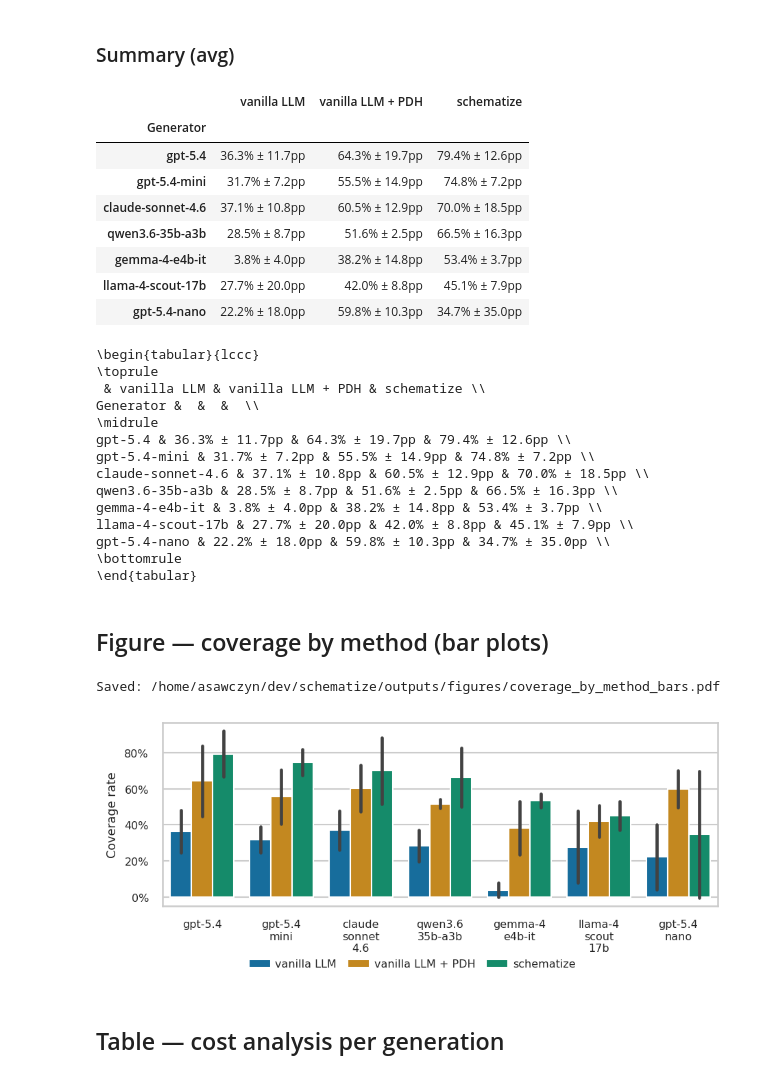
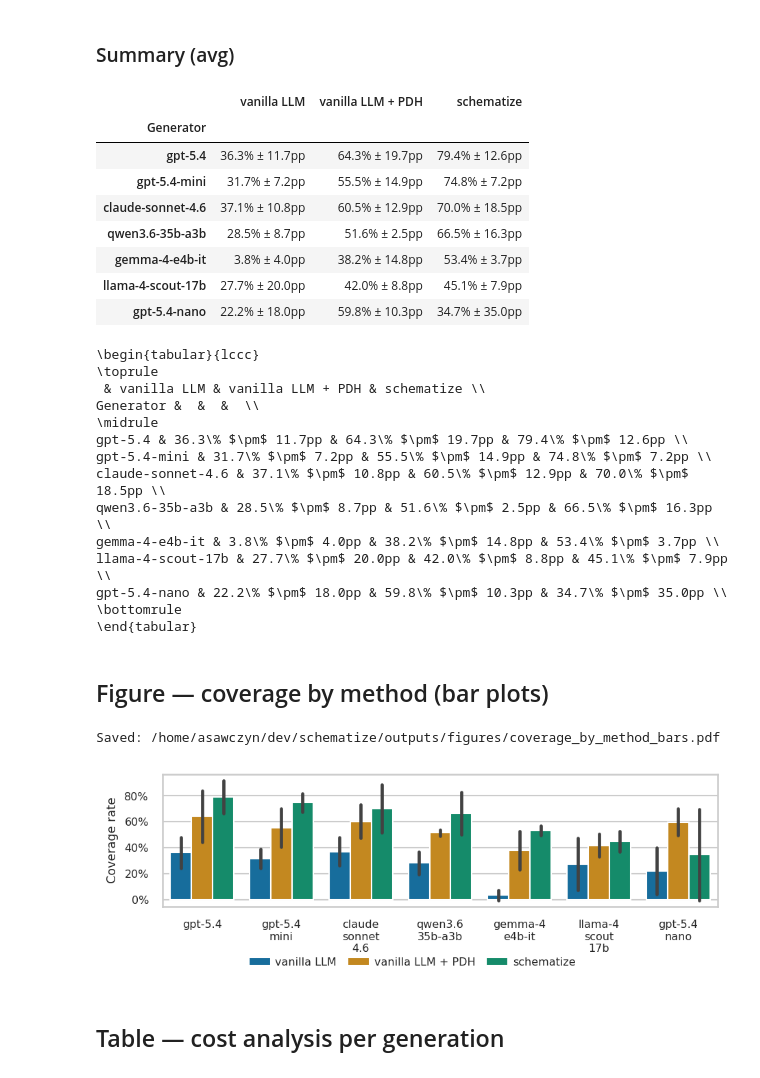
Before and after one commit to pwr-ai/schematize, a Jupyter notebook: notebooks/single_run_analysis.ipynb, the cells around one changed output. Drawn from its saved outputs; the diff is of its cells as text; code cells hidden in the pictures.

```diff
--- a/notebooks/single_run_analysis.ipynb
+++ b/notebooks/single_run_analysis.ipynb
@@ -309,7 +300,6 @@ gpt-5.4-nano & 41.2% & 71.5% & 1.9% & 20.0% & 52.3% & 30.7% & 5.5% & 55.6% & 71.
 # %% [markdown]
 ### Summary (avg)
 # %%
-# Avg / std computed across the 3 cases (each case contributes one coverage value per generator/method).
 per_case = combined_df.pivot_table(index=["generator", "method"], columns="dataset", values="coverage")
 summary_mean = per_case.mean(axis=1).unstack("method")
 summary_std = per_case.std(axis=1).unstack("method")
@@ -324,7 +314,7 @@ summary_table = summary_table.rename_axis("Generator")
 
 display(summary_table)
 
-print(summary_table.to_latex(column_format="l" + "c" * len(summary_table.columns)))
+print(summary_table.map(latex_escape).to_latex(column_format="l" + "c" * len(summary_table.columns)))
 # %% [output]
 |  | vanilla LLM | vanilla LLM + PDH | schematize |
 | Generator |  |  |  |
@@ -340,13 +330,13 @@ print(summary_table.to_latex(column_format="l" + "c" * len(summary_table.columns
  & vanilla LLM & vanilla LLM + PDH & schematize \\
 Generator &  &  &  \\
 \midrule
-gpt-5.4 & 36.3% ± 11.7pp & 64.3% ± 19.7pp & 79.4% ± 12.6pp \\
-gpt-5.4-mini & 31.7% ± 7.2pp & 55.5% ± 14.9pp & 74.8% ± 7.2pp \\
-claude-sonnet-4.6 & 37.1% ± 10.8pp & 60.5% ± 12.9pp & 70.0% ± 18.5pp \\
-qwen3.6-35b-a3b & 28.5% ± 8.7pp & 51.6% ± 2.5pp & 66.5% ± 16.3pp \\
-gemma-4-e4b-it & 3.8% ± 4.0pp & 38.2% ± 14.8pp & 53.4% ± 3.7pp \\
-llama-4-scout-17b & 27.7% ± 20.0pp & 42.0% ± 8.8pp & 45.1% ± 7.9pp \\
-gpt-5.4-nano & 22.2% ± 18.0pp & 59.8% ± 10.3pp & 34.7% ± 35.0pp \\
+gpt-5.4 & 36.3\% $\pm$ 11.7pp & 64.3\% $\pm$ 19.7pp & 79.4\% $\pm$ 12.6pp \\
+gpt-5.4-mini & 31.7\% $\pm$ 7.2pp & 55.5\% $\pm$ 14.9pp & 74.8\% $\pm$ 7.2pp \\
+claude-sonnet-4.6 & 37.1\% $\pm$ 10.8pp & 60.5\% $\pm$ 12.9pp & 70.0\% $\pm$ 18.5pp \\
+qwen3.6-35b-a3b & 28.5\% $\pm$ 8.7pp & 51.6\% $\pm$ 2.5pp & 66.5\% $\pm$ 16.3pp \\
+gemma-4-e4b-it & 3.8\% $\pm$ 4.0pp & 38.2\% $\pm$ 14.8pp & 53.4\% $\pm$ 3.7pp \\
+llama-4-scout-17b & 27.7\% $\pm$ 20.0pp & 42.0\% $\pm$ 8.8pp & 45.1\% $\pm$ 7.9pp \\
+gpt-5.4-nano & 22.2\% $\pm$ 18.0pp & 59.8\% $\pm$ 10.3pp & 34.7\% $\pm$ 35.0pp \\
 \bottomrule
 \end{tabular}
 # %% [markdown]
@@ -371,41 +361,39 @@ hue_order = [METHOD_NAMES[m] for m in methods]
 palette = sns.color_palette("colorblind", n_colors=len(hue_order))
 
 sns.set_theme(style="whitegrid", font_scale=0.70)
-fig, ax = plt.subplots(figsize=(0.6 * len(generator_order) + 2, 2.5))
+fig, ax = plt.subplots(figsize=(0.6 * len(generator_order) + 2, 2))
 sns.barplot(
     data=plot_df, x="generator", y="coverage", hue="Method",
     order=generator_order, hue_order=hue_order, errorbar="sd",
     palette=palette, ax=ax,
 )
 ax.set_xticklabels([wrap_label(g) for g in generator_order])
 ax.set_xlabel("")
 ax.set_ylabel("Coverage rate")
 ax.yaxis.set_major_formatter(mticker.PercentFormatter(xmax=1, decimals=0))
 
 handles, labels = ax.get_legend_handles_labels()
 ax.get_legend().remove()
 fig.legend(
     handles,
     labels,
     loc="lower center",
     ncol=len(hue_order),
     frameon=False,
     bbox_to_anchor=(0.5, -0.05),
     handletextpad=0.4,
     columnspacing=1.0,
     labelspacing=0.3,
 )
 fig.tight_layout()
 
 out_pdf = FIGURES_DIR / "coverage_by_method_bars.pdf"
-out_png = FIGURES_DIR / "coverage_by_method_bars.png"
 fig.savefig(out_pdf, bbox_inches="tight")
-fig.savefig(out_png, bbox_inches="tight")
 print(f"Saved: {out_pdf}")
 plt.show()
 # %% [output]
 Saved: /home/asawczyn/dev/schematize/outputs/figures/coverage_by_method_bars.pdf
-[figure, old version]
+[figure, new version]
 # %% [markdown]
 ## Table — cost analysis per generation
 # %%
```
Also changed, not shown: parts of 9 cells of this notebook, 4 other files.
